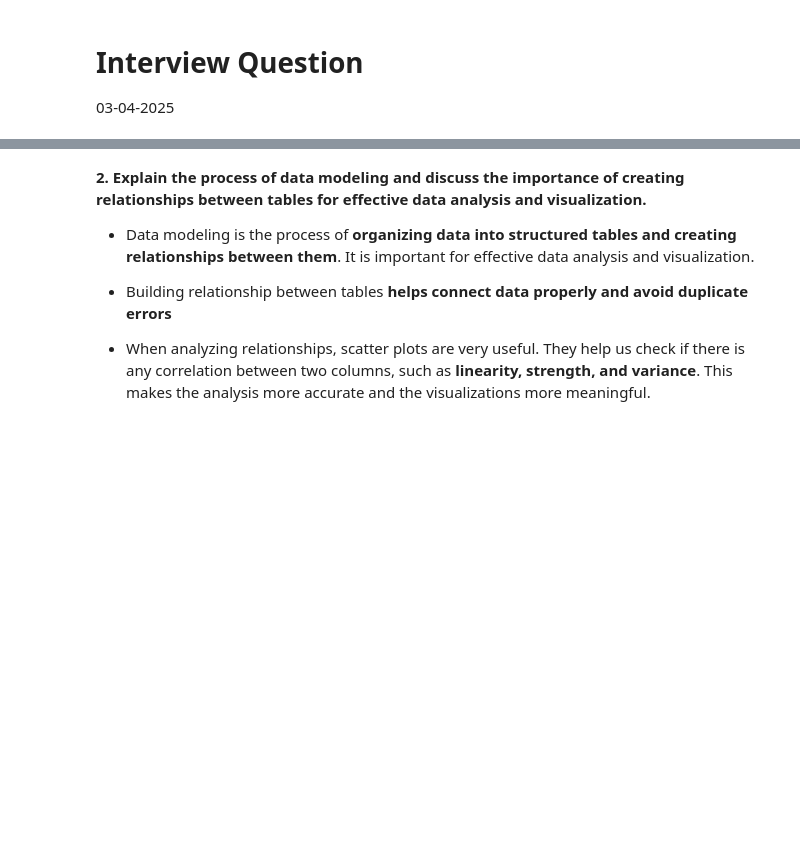
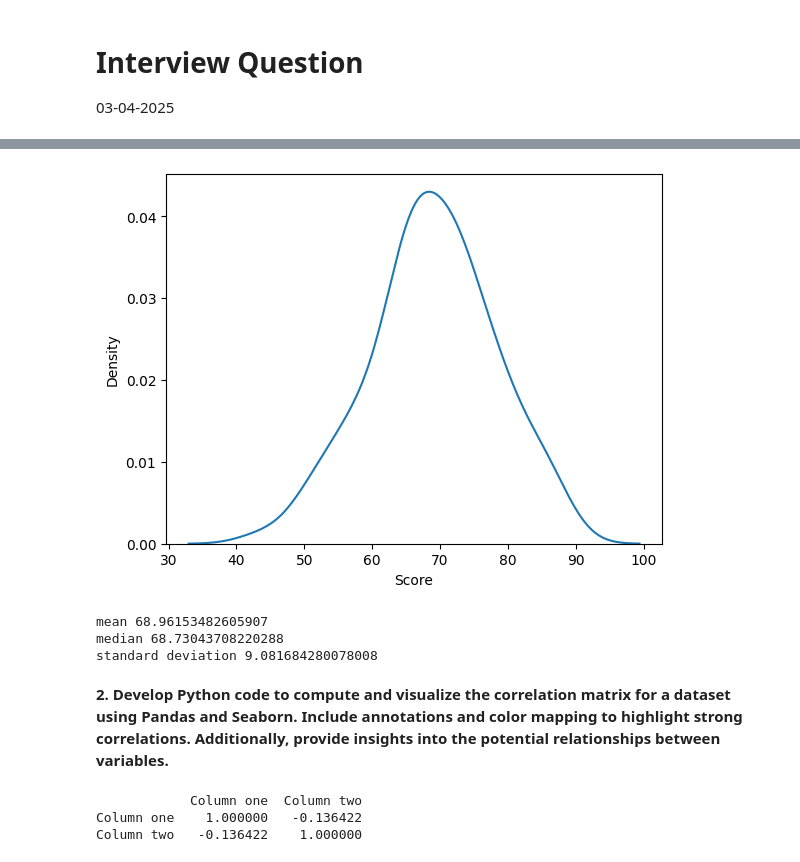
Before and after one commit to revanth-kumar-01-ai/360DigitMG-Training-Phase, a Jupyter notebook: Interview-Questions/interview_questions_03-04-2025.ipynb, the cells around one changed output, grey strips where cells are left out. Drawn from its saved outputs; the diff is of its cells as text; code cells hidden in the pictures; blank space fills up the shorter version.

```diff
--- a/Interview-Questions/interview_questions_03-04-2025.ipynb
+++ b/Interview-Questions/interview_questions_03-04-2025.ipynb
@@ -10,8 +41,15 @@ Nowadays, people prefer using tools like **Power BI**, **Tableau**, and other mo
+# %%
+sns.kdeplot(df['Score'])
+plt.show()
+# %% [output]
+[figure, added]
+# %%
+print("mean", df['Score'].mean())
+print("median", df['Score'].median())
+print("standard deviation", df['Score'].std())
+# %% [output]
+mean 68.96153482605907
+median 68.73043708220288
+standard deviation 9.081684280078008
 # %% [markdown]
-**2. Explain the process of data modeling and discuss the importance of creating relationships between tables for effective data analysis and visualization.**
-
-- Data modeling is the process of **organizing data into structured tables and creating relationships between them**. It is important for effective data analysis and visualization.
-
-- Building relationship between tables **helps connect data properly and avoid duplicate errors**
-
-- When analyzing relationships, scatter plots are very useful. They help us check if there is any correlation between two columns, such as **linearity, strength, and variance**. This makes the analysis more accurate and the visualizations more meaningful.
+**2. Develop Python code to compute and visualize the correlation matrix for a dataset using Pandas and Seaborn. Include annotations and color mapping to highlight strong correlations. Additionally, provide insights into the potential relationships between variables.**
@@ -17,0 +65,6 @@ Nowadays, people prefer using tools like **Power BI**, **Tableau**, and other mo
+# %%
+print(df.corr())
+# %% [output]
+            Column one  Column two
+Column one    1.000000   -0.136422
+Column two   -0.136422    1.000000
```
Also changed, not shown: parts of 18 cells of this notebook, 6 other files.
